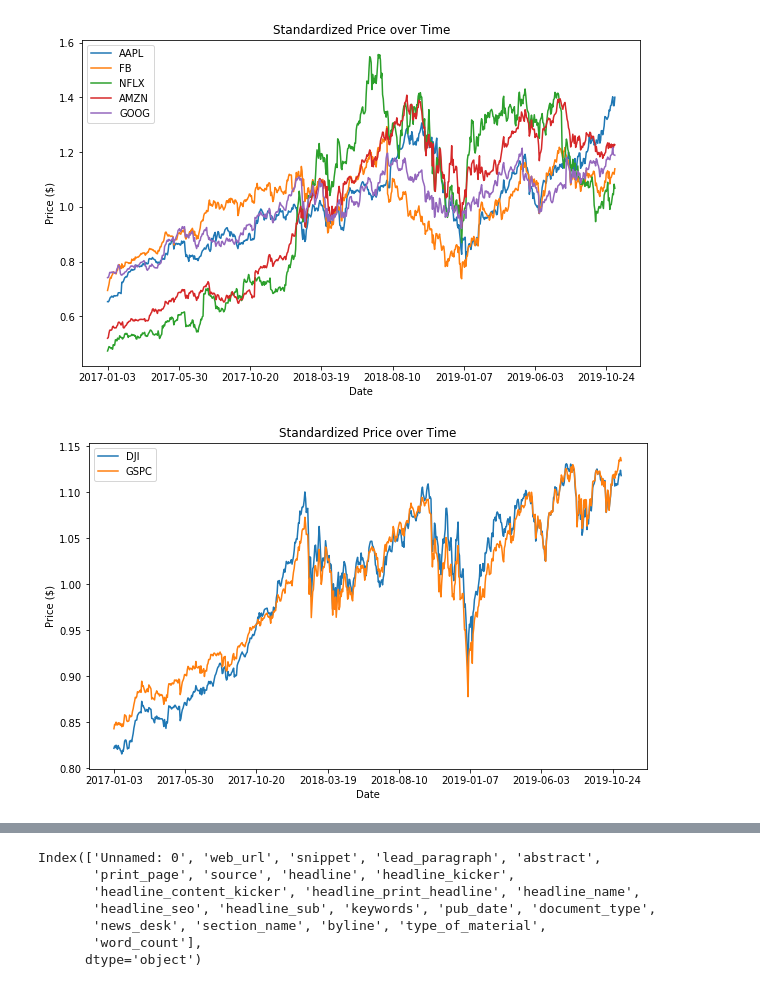
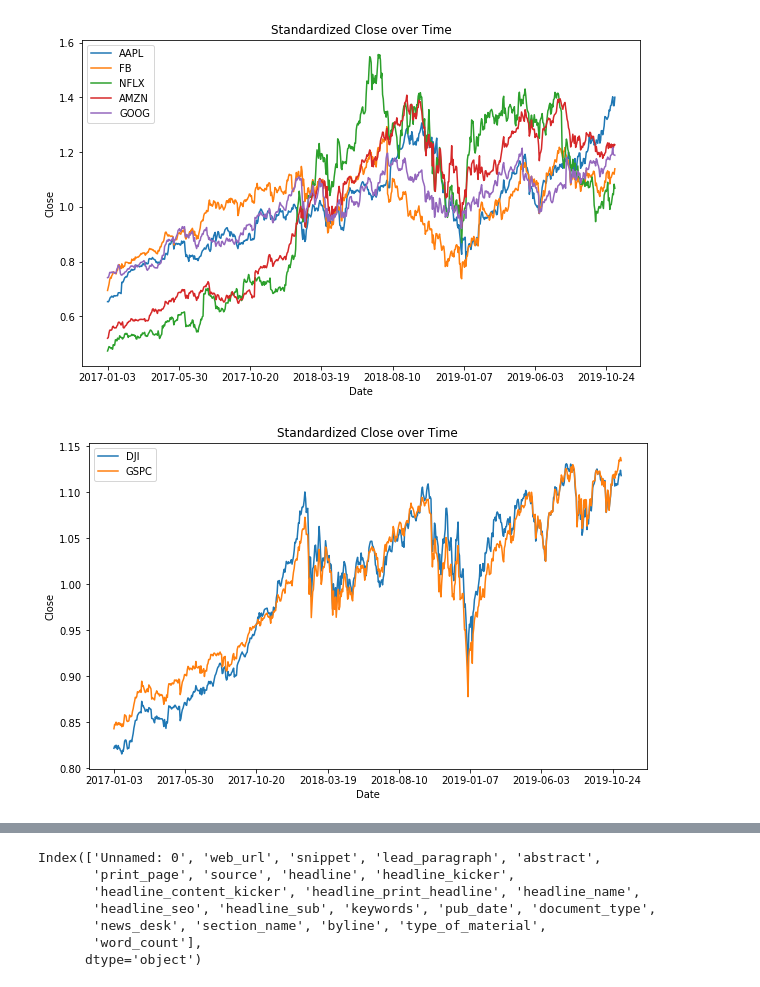
Before and after one commit to AbbyB/orie4741, a Jupyter notebook: data_exploration.ipynb, the cells around one changed output, grey strips where cells are left out. Saved outputs shown, nothing was run; the diff lists cells and outputs as text; code cells hidden in the pictures.

```diff
--- a/data_exploration.ipynb
+++ b/data_exploration.ipynb
@@ -14,27 +7,46 @@ for symbol in stocks + indices:
+# %%
+stocks = ['AAPL', 'FB', 'NFLX', 'AMZN', 'GOOG']
+indices = ['DJI', 'GSPC']
+diffCols = ['Close', 'Volume']
+
+# Adds a column to df for the day by day change of col
+def add_day_change(df, col):
+    try:
+        df[col + '_Diff'] = pd.to_numeric(df[col]).diff()
+    except:
+        print("Unable to calculate diff for this column")
+
+# Market dfs will store all of our dataframes for stock market data
+market_dfs = {}
+for symbol in stocks + indices:
+    market_dfs[symbol] = pd.read_csv(symbol + '.csv')
+    for diffCol in diffCols:
+        add_day_change(market_dfs[symbol], diffCol)
 # %%
-def plot_prices(symbols, dfs, standardize=False):
+# Plots a trend for a symbol in the dfs dictionary for the col specified. Standardized divides all data by the mean
+def plot_trend(symbols, dfs, col, standardize=False):
     # Figsize
     plt.figure(figsize=(10,6))
 
     # Plot each stock's price
     for symbol in symbols:
-        prices = dfs[symbol].Close / np.mean(dfs[symbol].Close) if standardize else dfs[symbol].Close
-        plt.plot(prices)
+        trend = dfs[symbol][col] / np.mean(dfs[symbol][col]) if standardize else dfs[symbol][col]
+        plt.plot(trend)
         date = dfs[symbol].Date
 
     # Plot config
     locs, _ = plt.xticks()
     plt.xticks(locs[1:-1], date[0:-1:len(date)//(len(locs)-3)])
     plt.gca().legend(symbols)
-    plt.title("Standardized Price over Time" if standardize else "Price over Time")
+    plt.title(f"Standardized {col} over Time" if standardize else f"{col} over Time")
     plt.xlabel("Date")
-    plt.ylabel("Price ($)")
+    plt.ylabel(col)
     plt.show()
 # %%
-plot_prices(stocks, market_dfs, standardize=True)
+plot_trend(stocks, market_dfs, "Close", standardize=True)
 # %% [output]
-[figure, old version]
+[figure, new version]
 # %%
-plot_prices(indices, market_dfs, standardize=True)
+plot_trend(indices, market_dfs, "Close", standardize=True)
 # %% [output]
-[figure, old version]
+[figure, new version]
```
Also changed, not shown: parts of 5 cells of this notebook, 1 other file.
